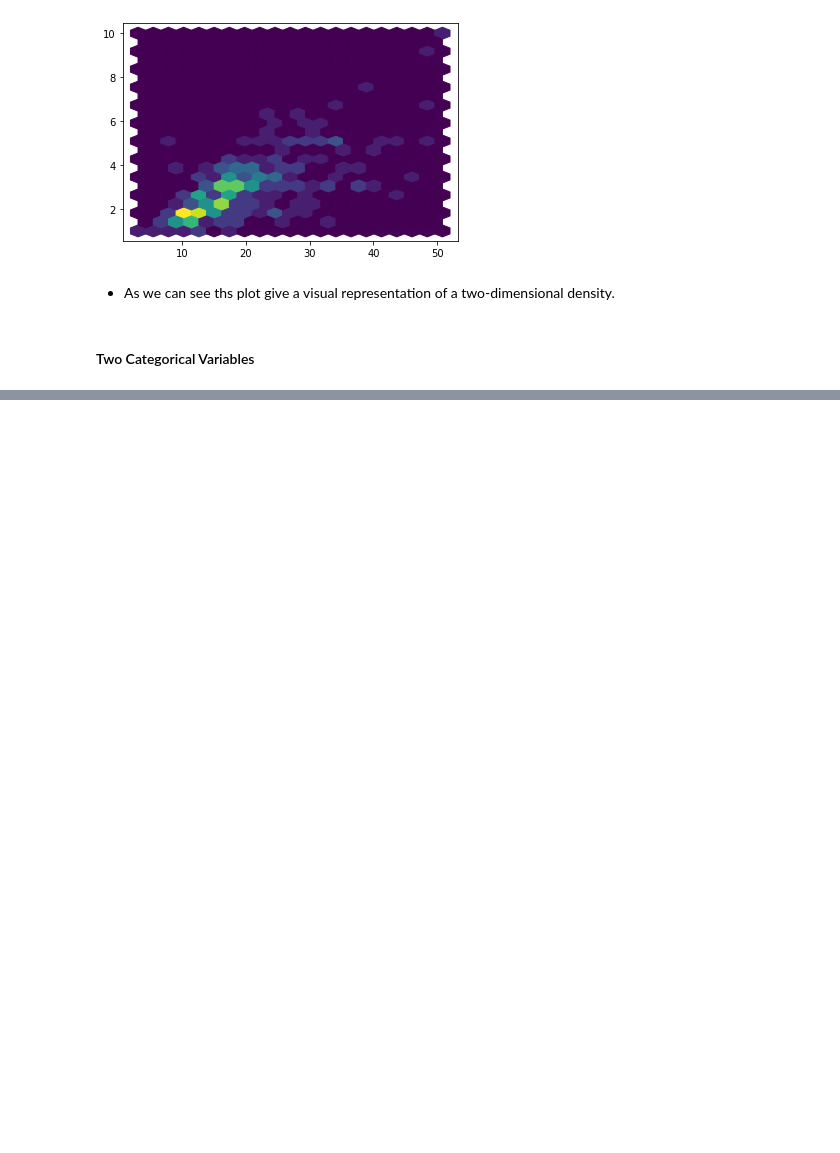
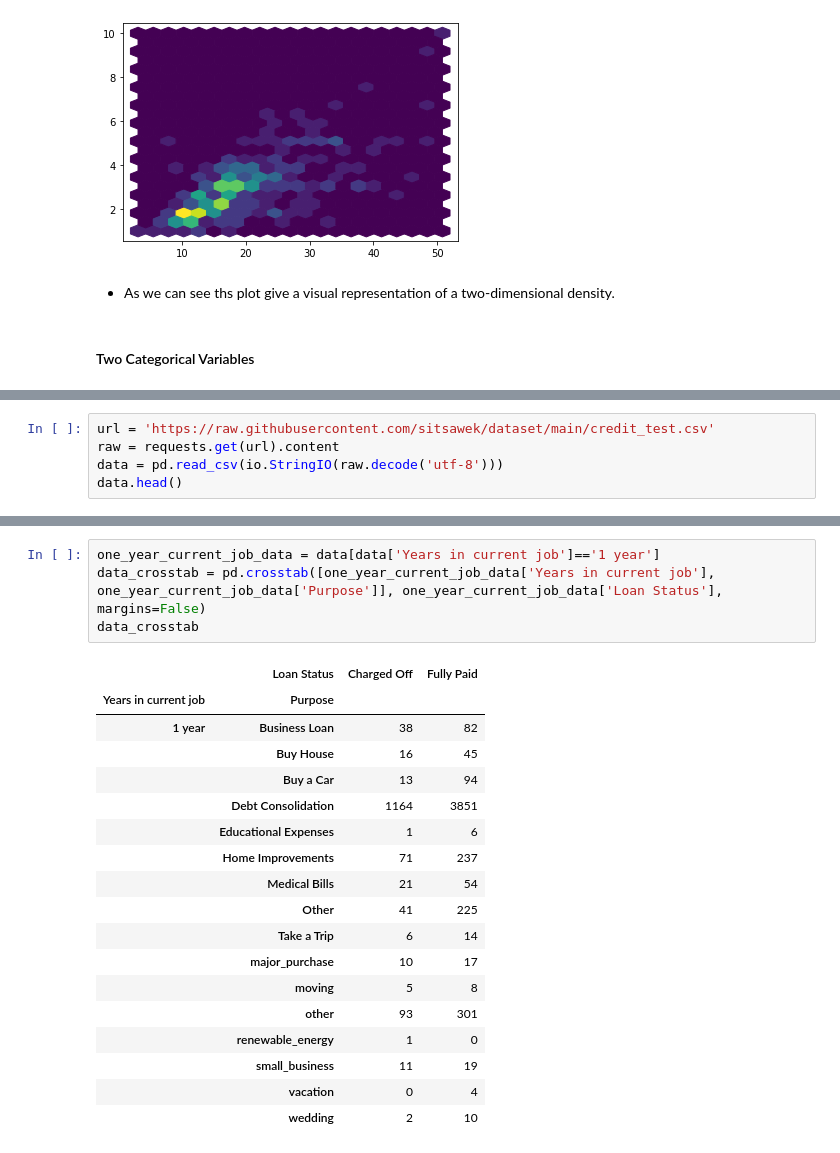
Before and after one commit to sitsawek/Practical-statistic-for-data-scientist, a Jupyter notebook: explore_data_analysis_part2.ipynb, the cells around one changed output, grey strips where cells are left out. Saved outputs shown, nothing was run; the diff lists cells and outputs as text; blank space fills up the shorter version.

Commit message:
crosstab

```diff
--- a/explore_data_analysis_part2.ipynb
+++ b/explore_data_analysis_part2.ipynb
@@ -433,0 +440,5 @@ plt.hexbin(x, y, gridsize=20)
+# %%
+url = 'https://raw.githubusercontent.com/sitsawek/dataset/main/credit_test.csv'
+raw = requests.get(url).content
+data = pd.read_csv(io.StringIO(raw.decode('utf-8')))
+data.head()
@@ -433,0 +479,23 @@ plt.hexbin(x, y, gridsize=20)
+# %%
+one_year_current_job_data = data[data['Years in current job']=='1 year']
+data_crosstab = pd.crosstab([one_year_current_job_data['Years in current job'], one_year_current_job_data['Purpose']], one_year_current_job_data['Loan Status'], margins=False)
+data_crosstab
+# %% [output]
+|  | Loan Status | Charged Off | Fully Paid |
+| Years in current job | Purpose |  |  |
+| 1 year | Business Loan | 38 | 82 |
+|  | Buy House | 16 | 45 |
+|  | Buy a Car | 13 | 94 |
+|  | Debt Consolidation | 1164 | 3851 |
+|  | Educational Expenses | 1 | 6 |
+|  | Home Improvements | 71 | 237 |
+|  | Medical Bills | 21 | 54 |
+|  | Other | 41 | 225 |
+|  | Take a Trip | 6 | 14 |
+|  | major_purchase | 10 | 17 |
+|  | moving | 5 | 8 |
+|  | other | 93 | 301 |
+|  | renewable_energy | 1 | 0 |
+|  | small_business | 11 | 19 |
+|  | vacation | 0 | 4 |
+|  | wedding | 2 | 10 |
```
Also changed, not shown: parts of 4 cells of this notebook.
